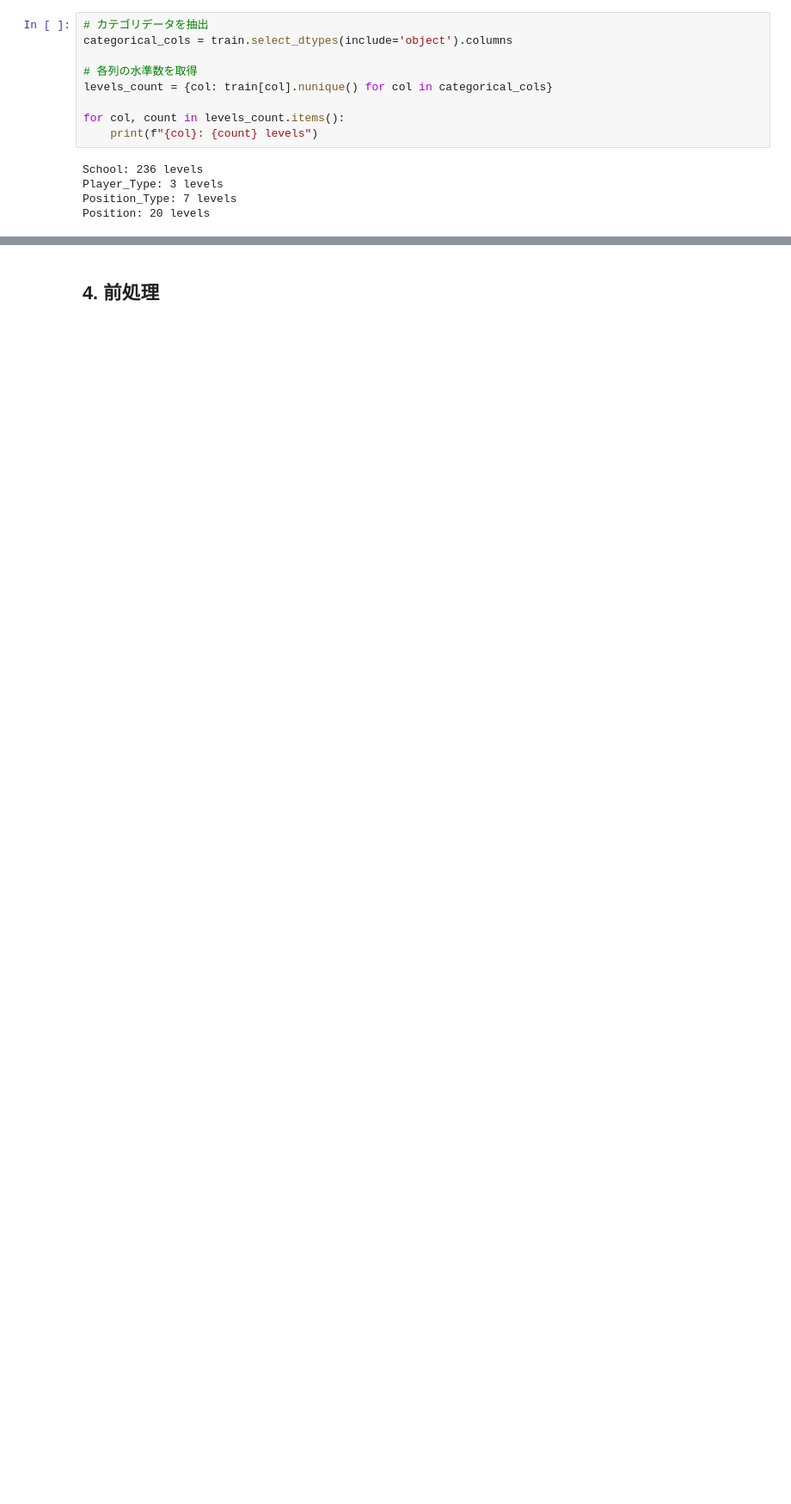
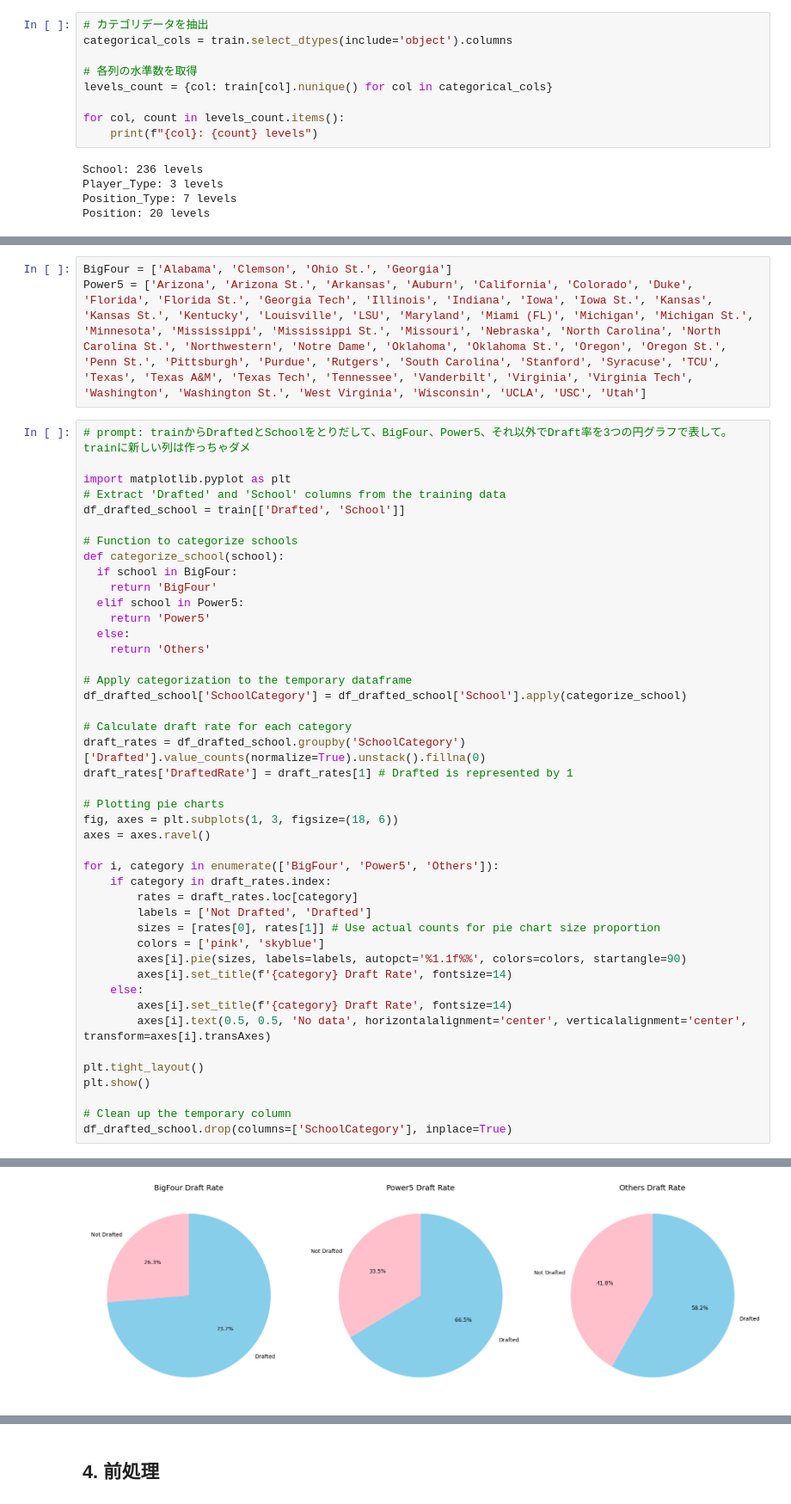
Before and after one commit to yamatai-wizard/GCI_Competition2, a Jupyter notebook: NFL_Draft_Prediction.ipynb, the cells around one changed output, grey strips where cells are left out. Shown at 86% size. Cells and saved outputs as stored; diff of their text form; blank space fills up the shorter version.

```diff
--- a/NFL_Draft_Prediction.ipynb
+++ b/NFL_Draft_Prediction.ipynb
@@ -299,0 +315,48 @@ plt.show()
+# %%
+BigFour = ['Alabama', 'Clemson', 'Ohio St.', 'Georgia']
+Power5 = ['Arizona', 'Arizona St.', 'Arkansas', 'Auburn', 'California', 'Colorado', 'Duke', 'Florida', 'Florida St.', 'Georgia Tech', 'Illinois', 'Indiana', 'Iowa', 'Iowa St.', 'Kansas', 'Kansas St.', 'Kentucky', 'Louisville', 'LSU', 'Maryland', 'Miami (FL)', 'Michigan', 'Michigan St.', 'Minnesota', 'Mississippi', 'Mississippi St.', 'Missouri', 'Nebraska', 'North Carolina', 'North Carolina St.', 'Northwestern', 'Notre Dame', 'Oklahoma', 'Oklahoma St.', 'Oregon', 'Oregon St.', 'Penn St.', 'Pittsburgh', 'Purdue', 'Rutgers', 'South Carolina', 'Stanford', 'Syracuse', 'TCU', 'Texas', 'Texas A&M', 'Texas Tech', 'Tennessee', 'Vanderbilt', 'Virginia', 'Virginia Tech', 'Washington', 'Washington St.', 'West Virginia', 'Wisconsin', 'UCLA', 'USC', 'Utah']
+# %%
+# prompt: trainからDraftedとSchoolをとりだして、BigFour、Power5、それ以外でDraft率を3つの円グラフで表して。trainに新しい列は作っちゃダメ
+
+import matplotlib.pyplot as plt
+# Extract 'Drafted' and 'School' columns from the training data
+df_drafted_school = train[['Drafted', 'School']]
+
+# Function to categorize schools
+def categorize_school(school):
+  if school in BigFour:
+    return 'BigFour'
+  elif school in Power5:
+    return 'Power5'
+  else:
+    return 'Others'
+
+# Apply categorization to the temporary dataframe
+df_drafted_school['SchoolCategory'] = df_drafted_school['School'].apply(categorize_school)
+
+# Calculate draft rate for each category
+draft_rates = df_drafted_school.groupby('SchoolCategory')['Drafted'].value_counts(normalize=True).unstack().fillna(0)
+draft_rates['DraftedRate'] = draft_rates[1] # Drafted is represented by 1
+
+# Plotting pie charts
+fig, axes = plt.subplots(1, 3, figsize=(18, 6))
+axes = axes.ravel()
+
+for i, category in enumerate(['BigFour', 'Power5', 'Others']):
+    if category in draft_rates.index:
+        rates = draft_rates.loc[category]
+        labels = ['Not Drafted', 'Drafted']
+        sizes = [rates[0], rates[1]] # Use actual counts for pie chart size proportion
+        colors = ['pink', 'skyblue']
+        axes[i].pie(sizes, labels=labels, autopct='%1.1f%%', colors=colors, startangle=90)
+        axes[i].set_title(f'{category} Draft Rate', fontsize=14)
+    else:
+        axes[i].set_title(f'{category} Draft Rate', fontsize=14)
+        axes[i].text(0.5, 0.5, 'No data', horizontalalignment='center', verticalalignment='center', transform=axes[i].transAxes)
+
+plt.tight_layout()
+plt.show()
+
+# Clean up the temporary column
+df_drafted_school.drop(columns=['SchoolCategory'], inplace=True)
+# %% [output]
@@ -299,0 +368 @@ plt.show()
+[figure, added]
```
Also changed, not shown: parts of 19 cells of this notebook.
